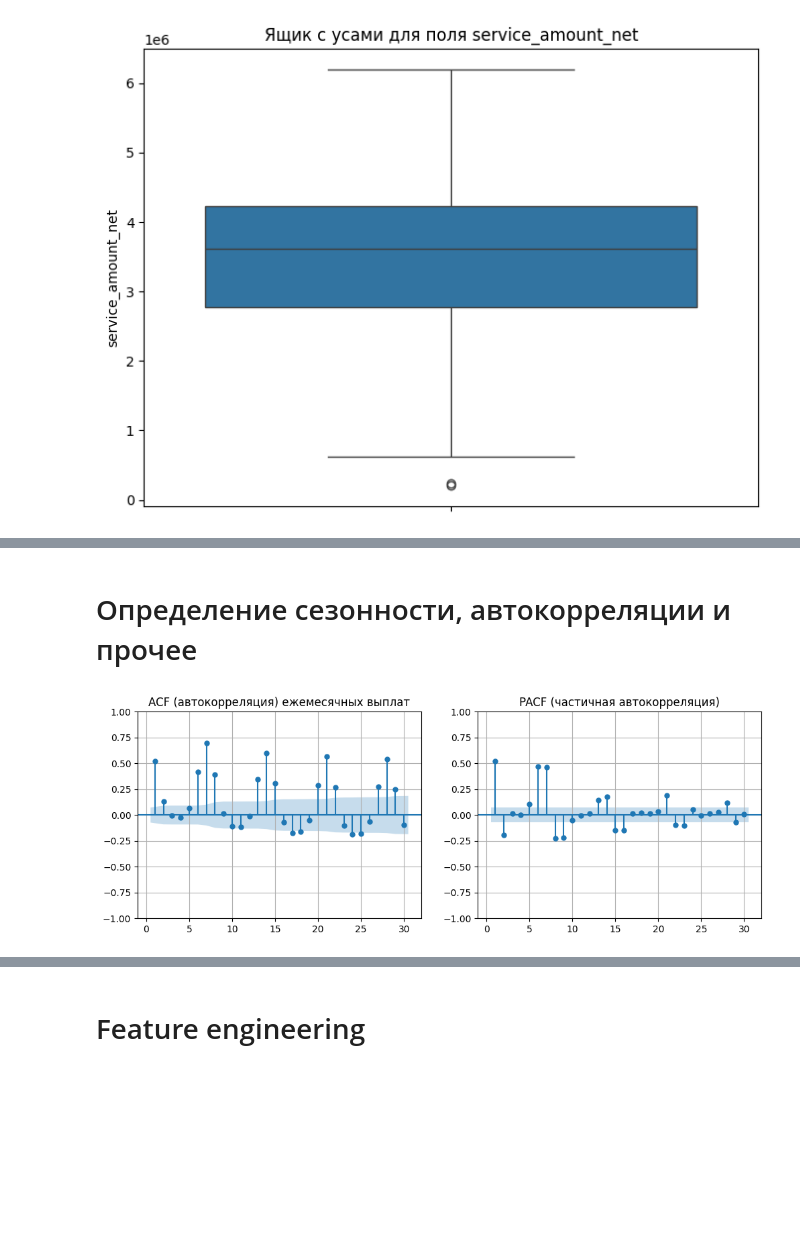
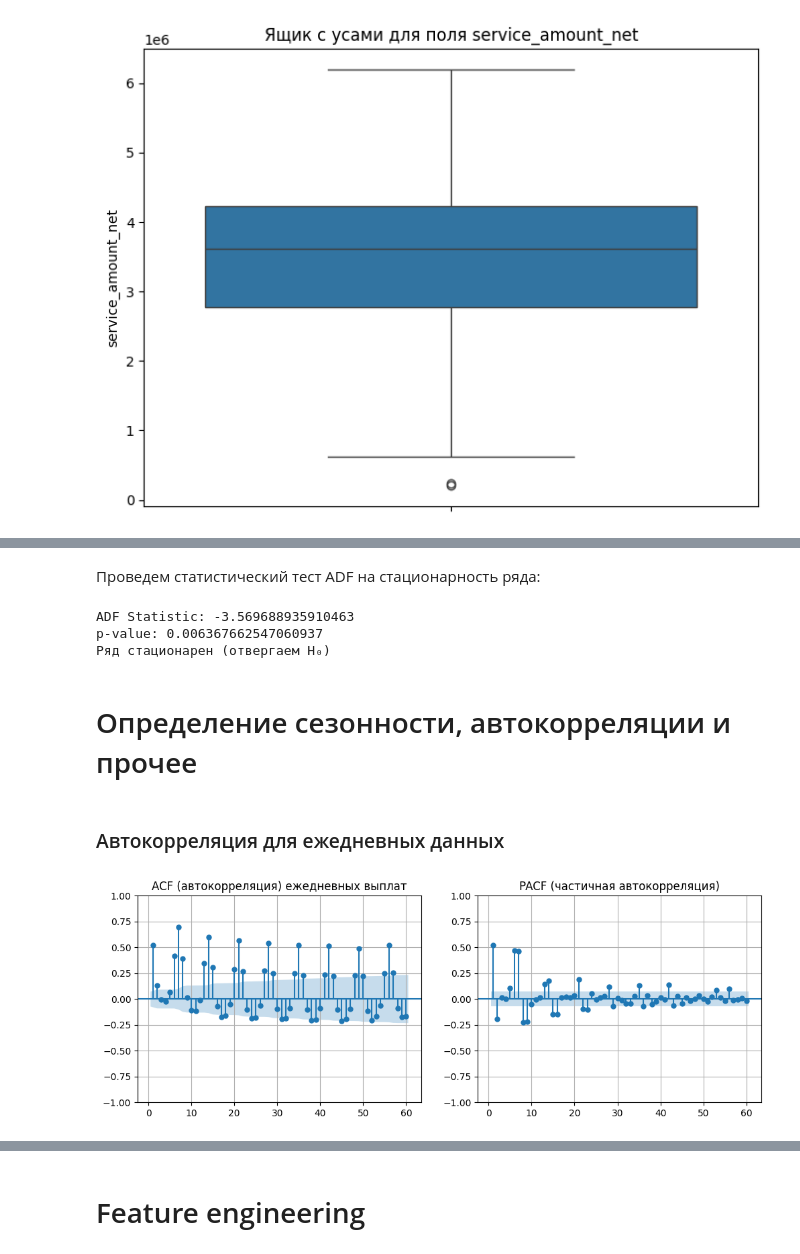
Before and after one commit to ATHigh/RiskPredict-Sber, a Jupyter notebook: solution.ipynb, the cells around one changed output, grey strips where cells are left out. Saved outputs shown, nothing was run; the diff lists cells and outputs as text; code cells hidden in the pictures; blank space fills up the shorter version.

```diff
--- a/solution.ipynb
+++ b/solution.ipynb
@@ -539,17 +560,31 @@ plt.grid()
+# %% [markdown]
+Проведем статистический тест ADF на стационарность ряда:
+# %%
+print(f"ADF Statistic: {adfuller(ts_delta.dropna())[0]}")
+print(f"p-value: {adfuller(ts_delta.dropna())[1]}")
+
+if adfuller(ts_delta.dropna())[1] < 0.05:
+    print("Ряд стационарен (отвергаем H₀)")
+else:
+    print("Ряд нестационарен (не отвергаем H₀)")
+# %% [output]
+ADF Statistic: -3.569688935910463
+p-value: 0.006367662547060937
+Ряд стационарен (отвергаем H₀)
 # %% [markdown]
 # Определение сезонности, автокорреляции и прочее
+# %% [markdown]
+### Автокорреляция для ежедневных данных
 # %%
-from statsmodels.graphics.tsaplots import plot_acf, plot_pacf
-
 plt.figure(figsize=(12,4))
 plt.subplot(1,2,1)
-plot_acf(ts_delta, lags=30, ax=plt.gca(), zero=False)
-plt.title("ACF (автокорреляция) ежемесячных выплат")
+plot_acf(ts_delta, lags=60, ax=plt.gca(), zero=False)
+plt.title("ACF (автокорреляция) ежедневных выплат")
 plt.grid()
 
 plt.subplot(1,2,2)
-plot_pacf(ts_delta, lags=30, ax=plt.gca(), zero=False)
+plot_pacf(ts_delta, lags=60, ax=plt.gca(), zero=False)
 plt.title("PACF (частичная автокорреляция)")
 plt.grid()
 # %% [output]
-[figure, old version]
+[figure, new version]
```
Also changed, not shown: parts of 53 cells of this notebook.
